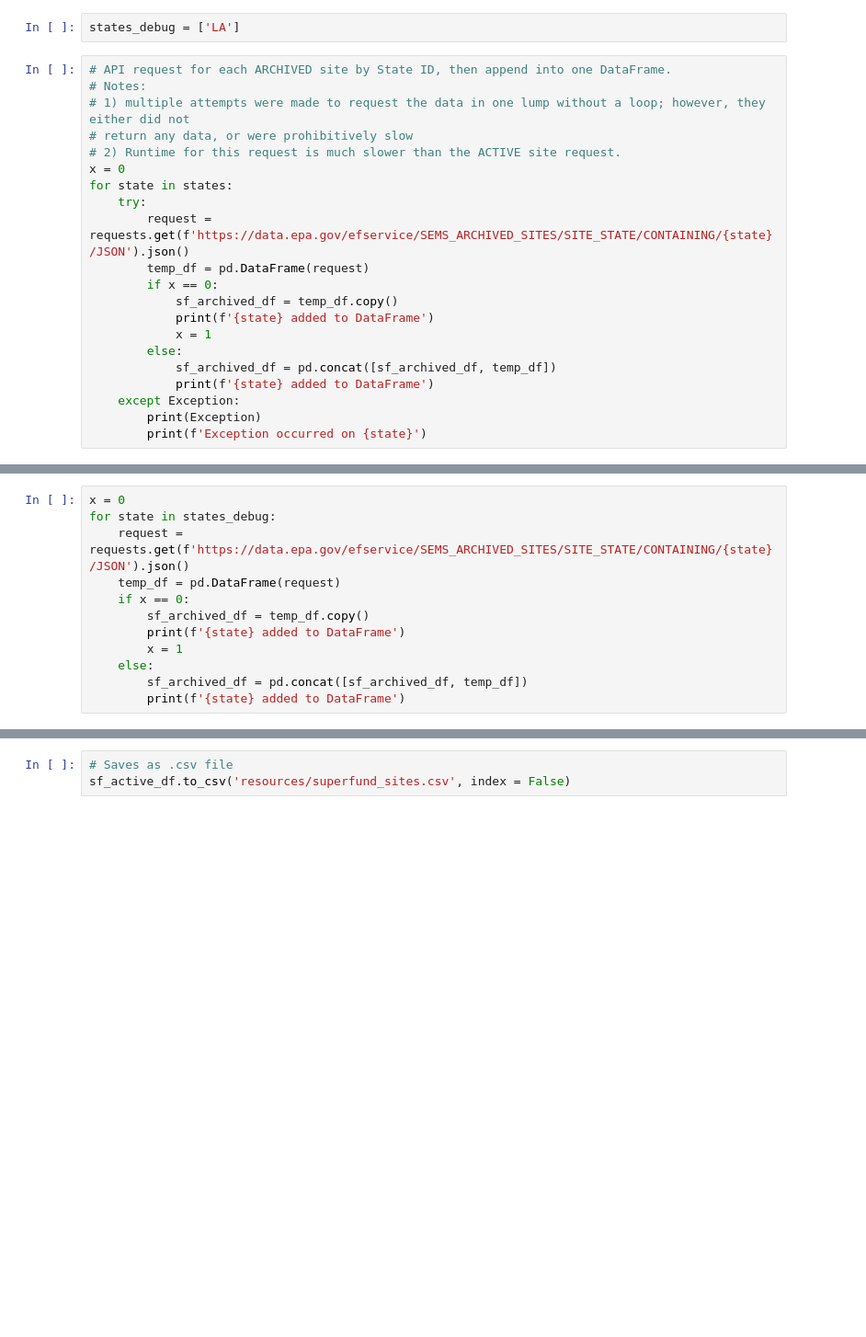
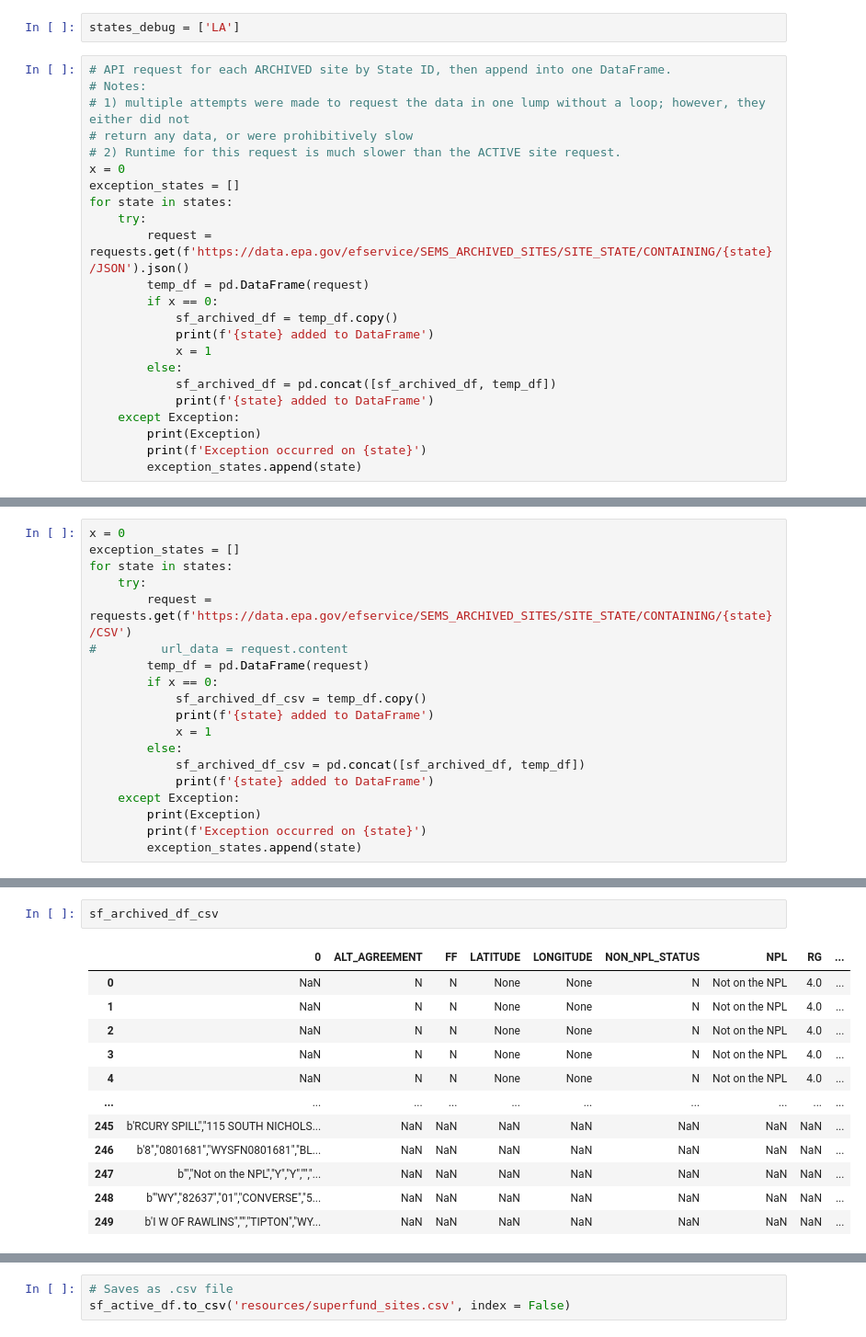
Before and after one commit to curtissmith291/superfund_housing_prices, a Jupyter notebook: superfund_site_db_retrieval.ipynb, the cells around one changed output, grey strips where cells are left out. Shown: that part at 92% size. Saved outputs shown, nothing was run; the diff lists cells and outputs as text; blank space fills up the shorter version.

Commit message:
added code to retrieve archived Superfund Sites

```diff
--- a/superfund_site_db_retrieval.ipynb
+++ b/superfund_site_db_retrieval.ipynb
@@ -86,6 +86,7 @@ states_debug = ['LA']
 # return any data, or were prohibitively slow
 # 2) Runtime for this request is much slower than the ACTIVE site request.
 x = 0
+exception_states = []
 for state in states:
     try:
         request = requests.get(f'https://data.epa.gov/efservice/SEMS_ARCHIVED_SITES/SITE_STATE/CONTAINING/{state}/JSON').json()
@@ -100,6 +101,7 @@ for state in states:
     except Exception:
         print(Exception)
         print(f'Exception occurred on {state}')
+        exception_states.append(state)
 # %% [output]
 AL added to DataFrame
 AK added to DataFrame
@@ -122,13 +145,20 @@ KeyboardInterrupt:
 # %%
 x = 0
-for state in states_debug:
-    request = requests.get(f'https://data.epa.gov/efservice/SEMS_ARCHIVED_SITES/SITE_STATE/CONTAINING/{state}/JSON').json()
-    temp_df = pd.DataFrame(request)
-    if x == 0:
-        sf_archived_df = temp_df.copy()
-        print(f'{state} added to DataFrame')
-        x = 1
-    else:
-        sf_archived_df = pd.concat([sf_archived_df, temp_df])
-        print(f'{state} added to DataFrame')
+exception_states = []
+for state in states:
+    try:
+        request = requests.get(f'https://data.epa.gov/efservice/SEMS_ARCHIVED_SITES/SITE_STATE/CONTAINING/{state}/CSV')
+#         url_data = request.content
+        temp_df = pd.DataFrame(request)
+        if x == 0:
+            sf_archived_df_csv = temp_df.copy()
+            print(f'{state} added to DataFrame')
+            x = 1
+        else:
+            sf_archived_df_csv = pd.concat([sf_archived_df, temp_df])
+            print(f'{state} added to DataFrame')
+    except Exception:
+        print(Exception)
+        print(f'Exception occurred on {state}')
+        exception_states.append(state)
 # %% [output]
@@ -151,0 +182,15 @@ sf_archived_df
+# %%
+sf_archived_df_csv
+# %% [output]
+|  | 0 | ALT_AGREEMENT | FF | LATITUDE | LONGITUDE | NON_NPL_STATUS | NPL | RG | ... |
+| 0 | NaN | N | N | None | None | N | Not on the NPL | 4.0 | ... |
+| 1 | NaN | N | N | None | None | N | Not on the NPL | 4.0 | ... |
+| 2 | NaN | N | N | None | None | N | Not on the NPL | 4.0 | ... |
+| 3 | NaN | N | N | None | None | N | Not on the NPL | 4.0 | ... |
+| 4 | NaN | N | N | None | None | N | Not on the NPL | 4.0 | ... |
+| ... | ... | ... | ... | ... | ... | ... | ... | ... | ... |
+| 245 | b'RCURY SPILL","115 SOUTH NICHOLS... | NaN | NaN | NaN | NaN | NaN | NaN | NaN | ... |
+| 246 | b'8","0801681","WYSFN0801681","BL... | NaN | NaN | NaN | NaN | NaN | NaN | NaN | ... |
+| 247 | b'","Not on the NPL","Y","Y","","... | NaN | NaN | NaN | NaN | NaN | NaN | NaN | ... |
+| 248 | b'"WY","82637","01","CONVERSE","5... | NaN | NaN | NaN | NaN | NaN | NaN | NaN | ... |
+| 249 | b'I W OF RAWLINS","","TIPTON","WY... | NaN | NaN | NaN | NaN | NaN | NaN | NaN | ... |
```
Also changed, not shown: parts of 6 cells of this notebook, 1 other file.
